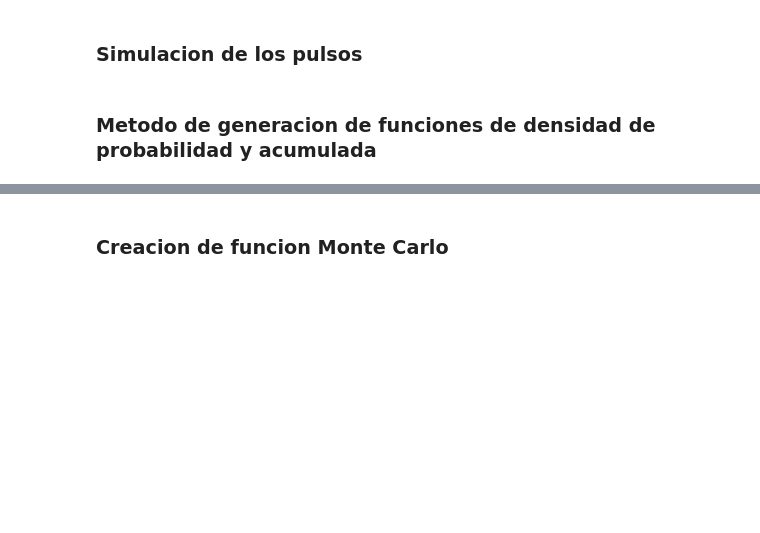
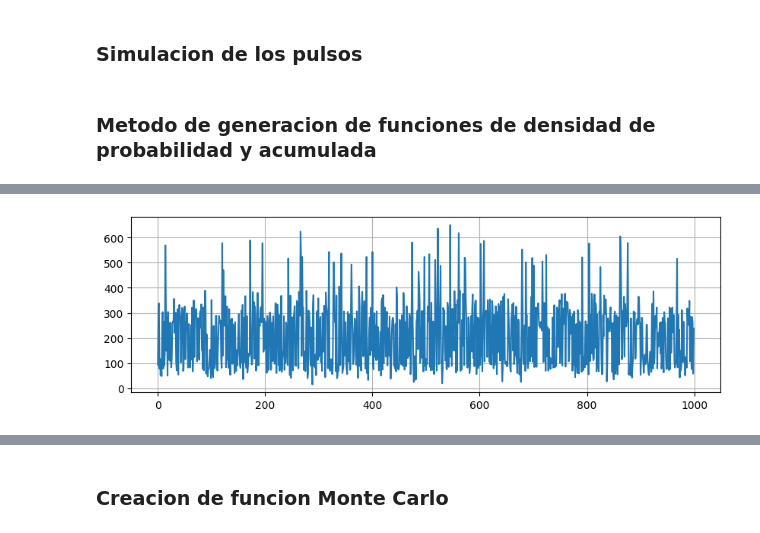
Before and after one commit to fabioc9675/TrapezoidalShaper_Prj, a Jupyter notebook: Notebooks/distributionEvent.ipynb, the cells around one changed output, grey strips where cells are left out. Drawn from its saved outputs; the diff is of its cells as text; code cells hidden in the pictures; blank space fills up the shorter version.

```diff
--- a/Notebooks/distributionEvent.ipynb
+++ b/Notebooks/distributionEvent.ipynb
@@ -84,0 +97,12 @@ plt.show()
+# %%
+# Encontrar los índices en la CDF correspondientes a las muestras uniformemente distribuidas
+indices = np.searchsorted(cdf_senoidal, uniform_samples)
+
+# Graficar PDF y CDF
+plt.figure(figsize=(10, 3))
+
+# Gráfico de la PDF
+plt.plot(indices)
+plt.grid()
+# %% [output]
+[figure, added]
```
Also changed, not shown: parts of 4 cells of this notebook.
